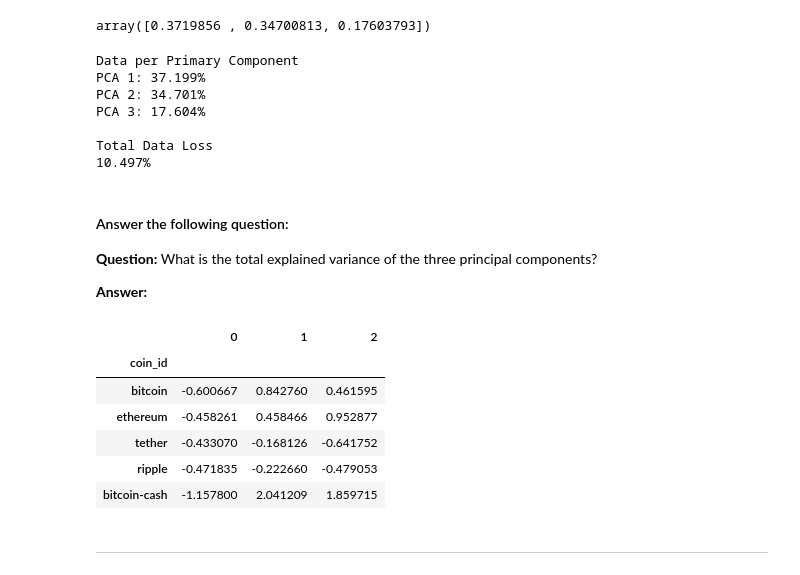
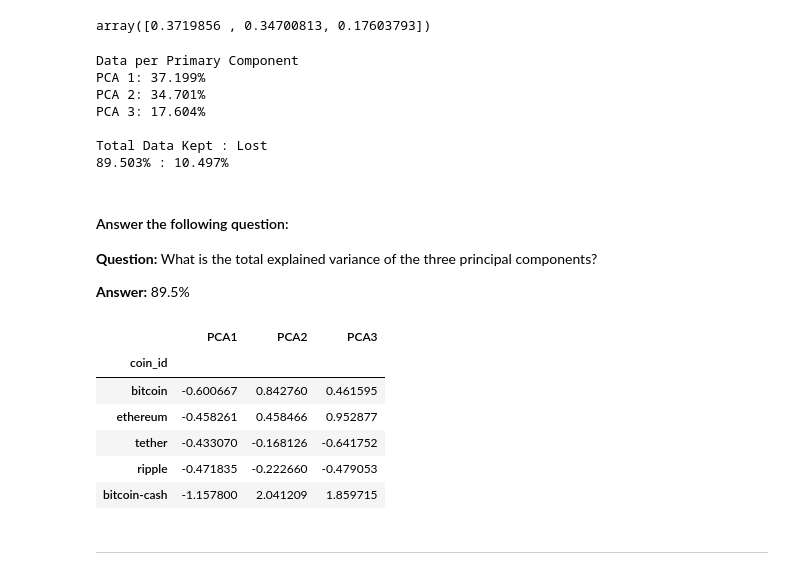
Before and after one commit to Neelka96/CryptoClustering, a Jupyter notebook: Crypto_Clustering.ipynb, the cells around one changed output. Drawn from its saved outputs; the diff is of its cells as text; code cells hidden in the pictures.

```diff
--- a/Crypto_Clustering.ipynb
+++ b/Crypto_Clustering.ipynb
@@ -235,37 +243,38 @@ array([0.3719856 , 0.34700813, 0.17603793])
 print('Data per Primary Component')
 [print(f'PCA {num}: {round(percent * 100, 3)}%') for num, percent in enumerate(explained_var, 1)]
 
-print('\nTotal Data Loss')
-loss = 100 - explained_var.sum() * 100
-print(f'{round(loss, 3)}%')
+print('\nTotal Data Kept : Lost')
+kept = explained_var.sum() * 100
+loss = 100 - kept
+print(f'{round(kept, 3)}% : {round(loss, 3)}%')
 # %% [output]
 Data per Primary Component
 PCA 1: 37.199%
 PCA 2: 34.701%
 PCA 3: 17.604%
 
-Total Data Loss
-10.497%
+Total Data Kept : Lost
+89.503% : 10.497%
 # %% [markdown]
 #### Answer the following question:
 
 **Question:** What is the total explained variance of the three principal components?
 
-**Answer:**
+**Answer:** 89.5%
 # %%
 # Create a new DataFrame with the PCA data.
-pca_df = pd.DataFrame(scaled_pca)
+pca_df = pd.DataFrame(scaled_pca, columns = ['PCA1', 'PCA2', 'PCA3'])
 
 # Copy the crypto names from the original scaled DataFrame
 pca_df['coin_id'] = df_market_data.index
 
 # Set the coin_id column as index
 pca_df.set_index('coin_id', drop = True, inplace = True)
 
 # Display the scaled PCA DataFrame
 pca_df.head()
 # %% [output]
-|  | 0 | 1 | 2 |
+|  | PCA1 | PCA2 | PCA3 |
 | coin_id |  |  |  |
 | bitcoin | -0.600667 | 0.842760 | 0.461595 |
 | ethereum | -0.458261 | 0.458466 | 0.952877 |
```
Also changed, not shown: parts of 17 cells of this notebook.
